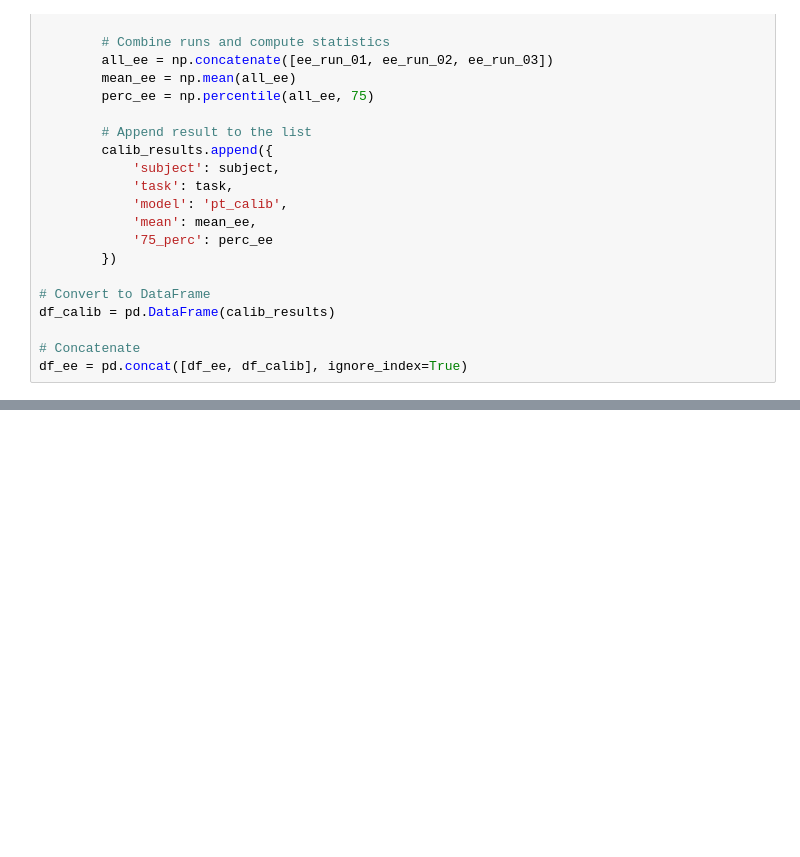
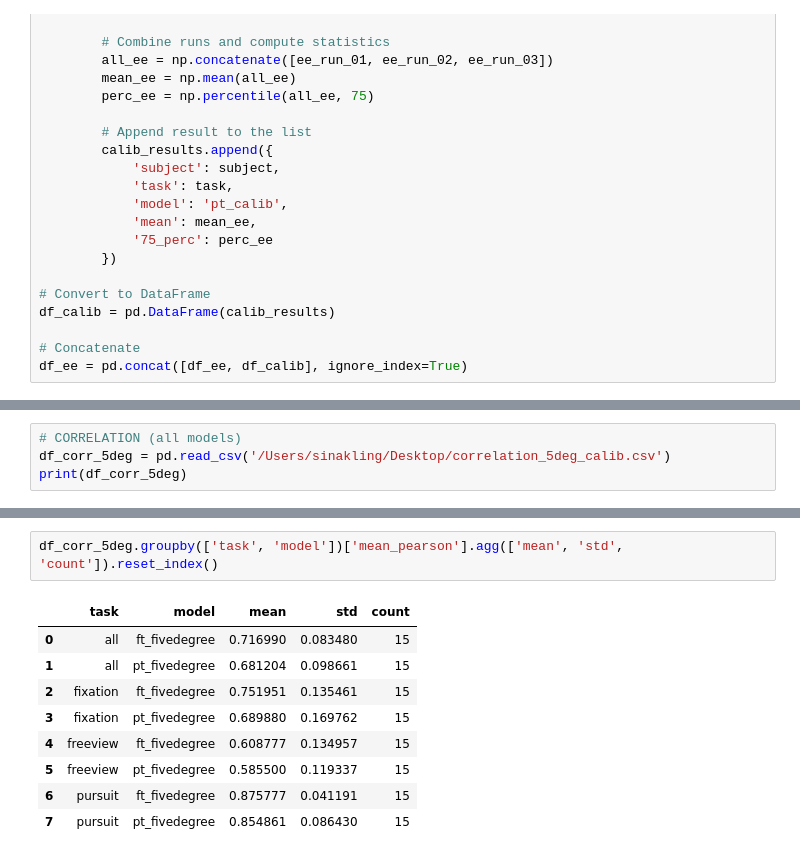
Before and after one commit to mszinte/deepmreye, a Jupyter notebook: training_code/final_plots_calib.ipynb, the cells around one changed output, grey strips where cells are left out. Saved outputs shown, nothing was run; the diff lists cells and outputs as text; blank space fills up the shorter version.

```diff
--- a/training_code/final_plots_calib.ipynb
+++ b/training_code/final_plots_calib.ipynb
@@ -142,0 +324,4 @@ df_ee = pd.concat([df_ee, df_calib], ignore_index=True)
+# %%
+# CORRELATION (all models)
+df_corr_5deg = pd.read_csv('/Users/sinakling/Desktop/correlation_5deg_calib.csv')
+print(df_corr_5deg)
@@ -143,3 +343,15 @@ df_ee = pd.concat([df_ee, df_calib], ignore_index=True)
+# %%
+df_corr_5deg.groupby(['task', 'model'])['mean_pearson'].agg(['mean', 'std', 'count']).reset_index()
+# %% [output]
+|  | task | model | mean | std | count |
+| 0 | all | ft_fivedegree | 0.716990 | 0.083480 | 15 |
+| 1 | all | pt_fivedegree | 0.681204 | 0.098661 | 15 |
+| 2 | fixation | ft_fivedegree | 0.751951 | 0.135461 | 15 |
+| 3 | fixation | pt_fivedegree | 0.689880 | 0.169762 | 15 |
+| 4 | freeview | ft_fivedegree | 0.608777 | 0.134957 | 15 |
+| 5 | freeview | pt_fivedegree | 0.585500 | 0.119337 | 15 |
+| 6 | pursuit | ft_fivedegree | 0.875777 | 0.041191 | 15 |
+| 7 | pursuit | pt_fivedegree | 0.854861 | 0.086430 | 15 |
 # %%
 from scipy.stats import permutation_test
 import pandas as pd
```
Also changed, not shown: parts of 20 cells of this notebook, 2 other files.
